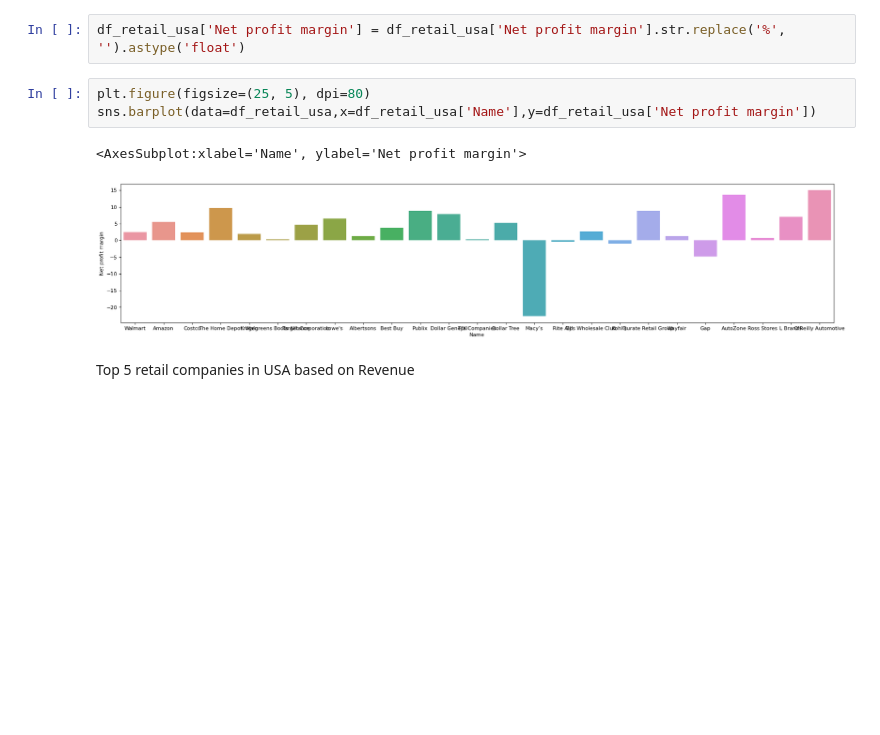
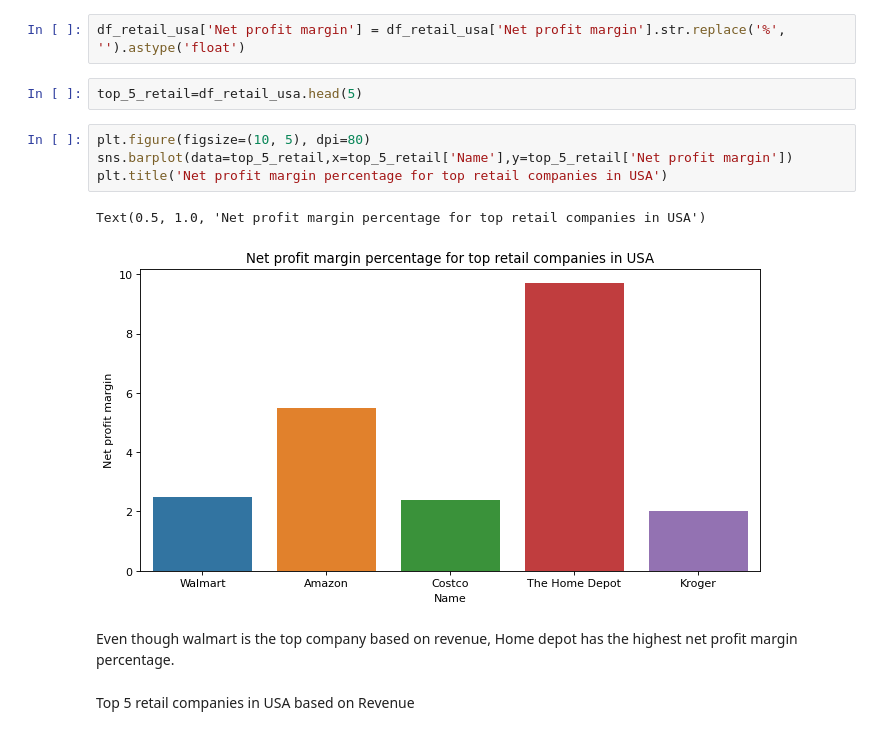
Before and after one commit to aswani848/6830project3, a Jupyter notebook: 6830Project3-1.ipynb, the cells around one changed output. Cells and saved outputs as stored; diff of their text form; blank space fills up the shorter version.

```diff
--- a/6830Project3-1.ipynb
+++ b/6830Project3-1.ipynb
@@ -169,11 +147,16 @@ df_retail_usa=df_retail_usa.drop(index=df_index,axis=0)
 # %%
 df_retail_usa['Net profit margin'] = df_retail_usa['Net profit margin'].str.replace('%', '').astype('float')
+# %%
+top_5_retail=df_retail_usa.head(5)
 # %%
-plt.figure(figsize=(25, 5), dpi=80)
-sns.barplot(data=df_retail_usa,x=df_retail_usa['Name'],y=df_retail_usa['Net profit margin'])
+plt.figure(figsize=(10, 5), dpi=80)
+sns.barplot(data=top_5_retail,x=top_5_retail['Name'],y=top_5_retail['Net profit margin'])
+plt.title('Net profit margin percentage for top retail companies in USA')
 # %% [output]
-<AxesSubplot:xlabel='Name', ylabel='Net profit margin'>
+Text(0.5, 1.0, 'Net profit margin percentage for top retail companies in USA')
-[figure, old version]
+[figure, new version]
+# %% [markdown]
+Even though walmart is the top company based on revenue, Home depot has the highest net profit margin percentage.
 # %% [markdown]
 Top 5 retail companies in USA based on Revenue
 # %%
```
Also changed, not shown: parts of 50 cells of this notebook.
